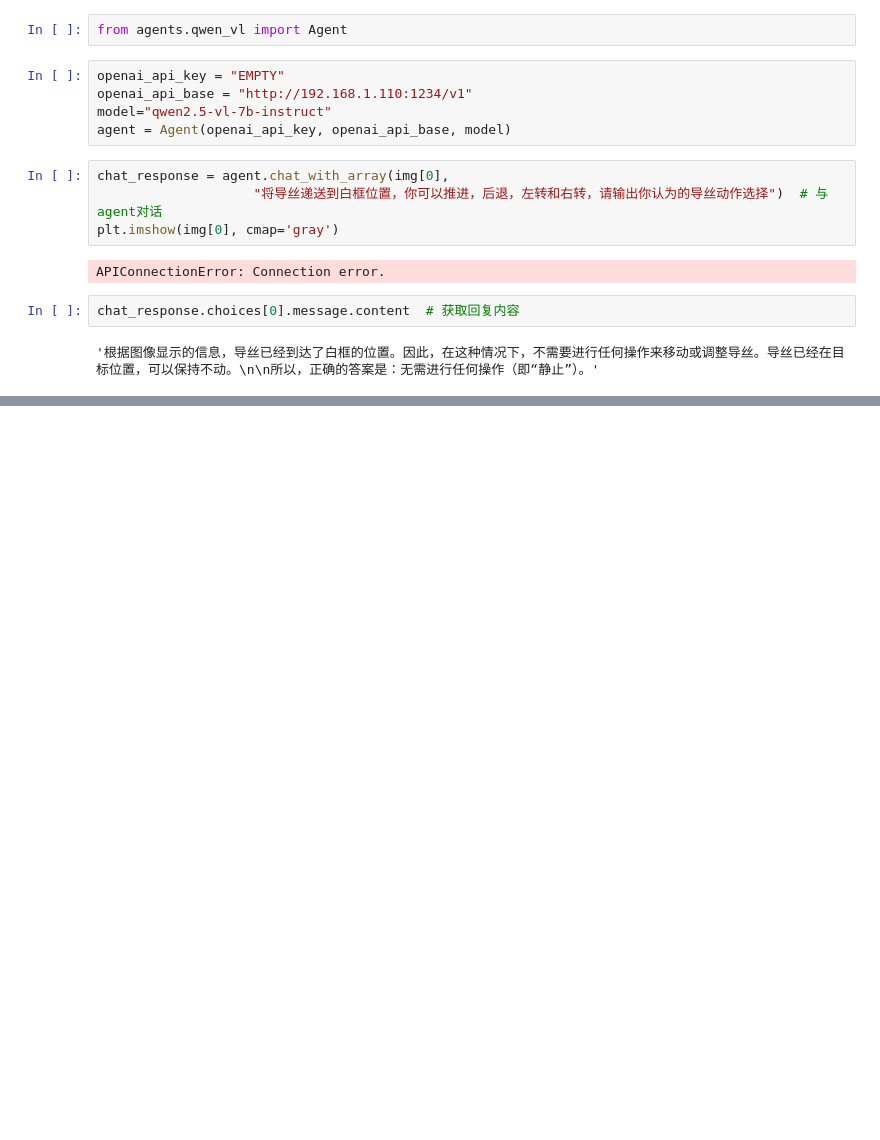
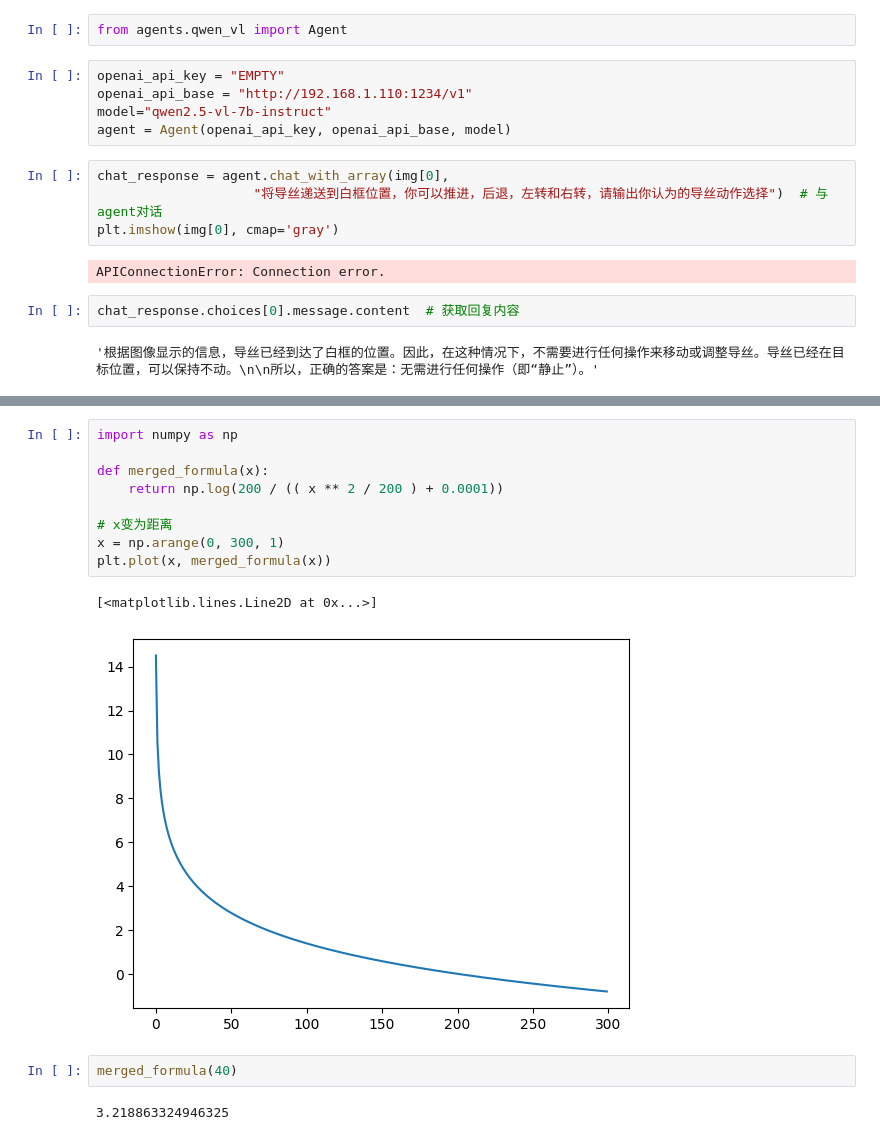
Before and after one commit to umeiko/guide-sim, a Jupyter notebook: starter.ipynb, the cells around one changed output, grey strips where cells are left out. Saved outputs shown, nothing was run; the diff lists cells and outputs as text; blank space fills up the shorter version.

```diff
--- a/starter.ipynb
+++ b/starter.ipynb
@@ -124,0 +166,16 @@ chat_response.choices[0].message.content  # 获取回复内容
+# %%
+import numpy as np
+
+def merged_formula(x):
+    return np.log(200 / (( x ** 2 / 200 ) + 0.0001))
+
+# x变为距离
+x = np.arange(0, 300, 1)
+plt.plot(x, merged_formula(x))
+# %% [output]
+[<matplotlib.lines.Line2D at 0x...>]
+[figure, added]
+# %%
+merged_formula(40)
+# %% [output]
+3.218863324946325
```
Also changed, not shown: parts of 9 cells of this notebook, 5 other files.
